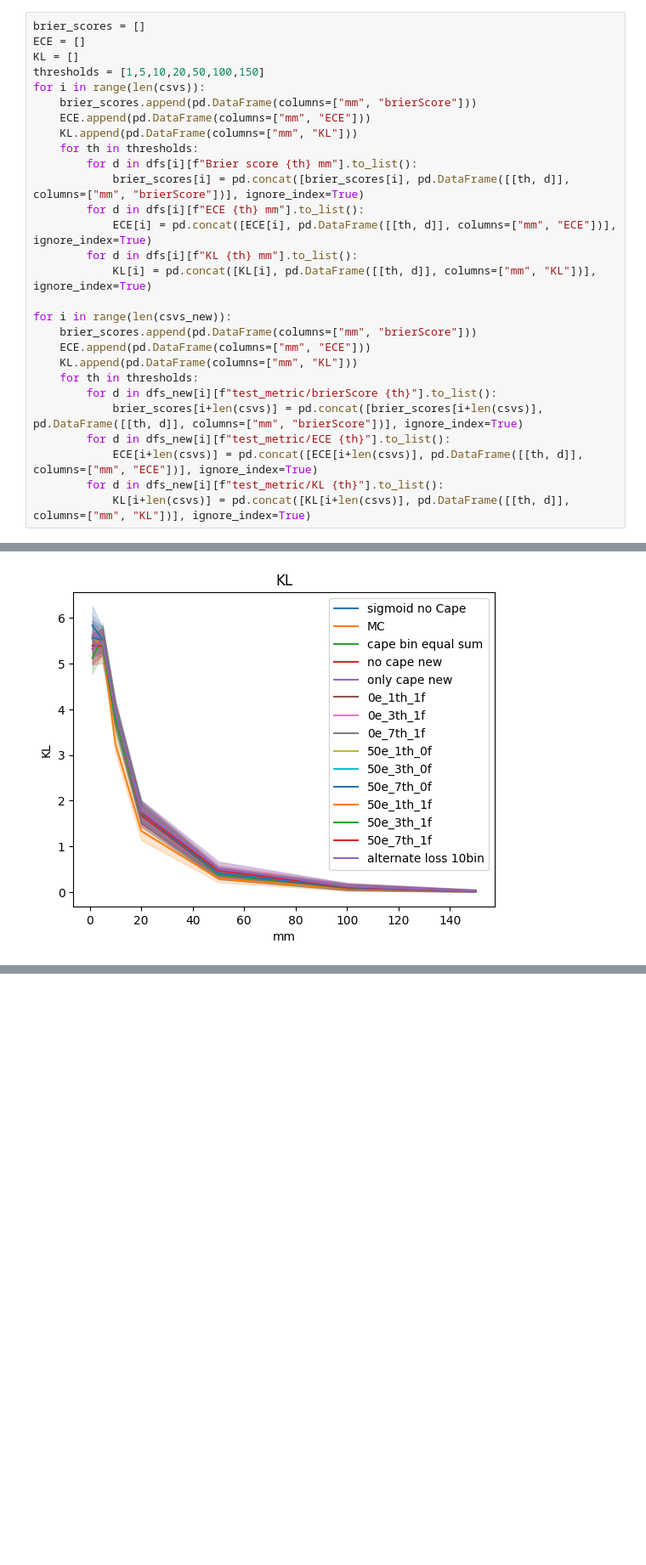
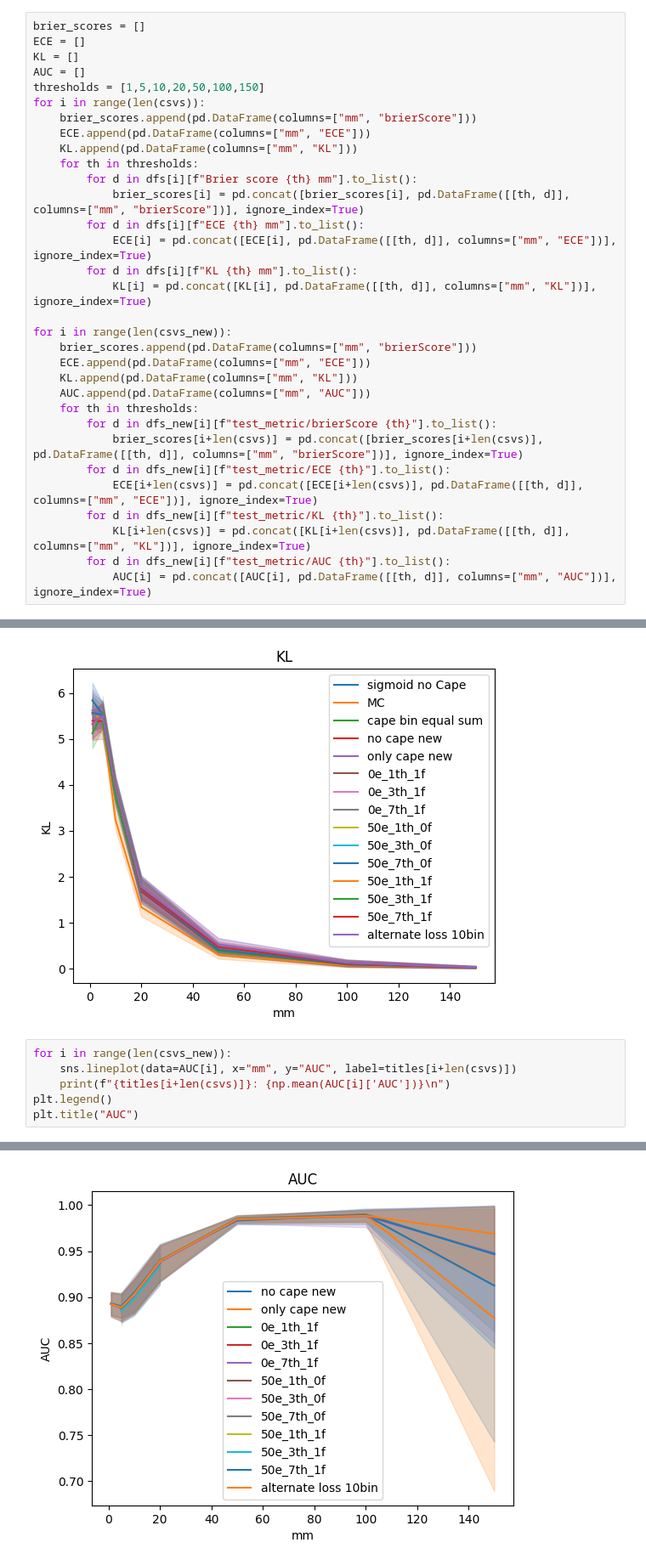
Before and after one commit to simone7monaco/rainfall-prediction, a Jupyter notebook: notebooks/plot.ipynb, the cells around one changed output, grey strips where cells are left out. Shown at 85% size. Cells and saved outputs as stored; diff of their text form; blank space fills up the shorter version.

```diff
--- a/notebooks/plot.ipynb
+++ b/notebooks/plot.ipynb
@@ -24,6 +24,7 @@ for i in range(len(dfs_new)):
 brier_scores = []
 ECE = []
 KL = []
+AUC = []
 thresholds = [1,5,10,20,50,100,150]
 for i in range(len(csvs)):
     brier_scores.append(pd.DataFrame(columns=["mm", "brierScore"]))
@@ -41,6 +42,7 @@ for i in range(len(csvs_new)):
     brier_scores.append(pd.DataFrame(columns=["mm", "brierScore"]))
     ECE.append(pd.DataFrame(columns=["mm", "ECE"]))
     KL.append(pd.DataFrame(columns=["mm", "KL"]))
+    AUC.append(pd.DataFrame(columns=["mm", "AUC"]))
     for th in thresholds:
         for d in dfs_new[i][f"test_metric/brierScore {th}"].to_list():
             brier_scores[i+len(csvs)] = pd.concat([brier_scores[i+len(csvs)], pd.DataFrame([[th, d]], columns=["mm", "brierScore"])], ignore_index=True)
@@ -48,6 +50,8 @@ for i in range(len(csvs_new)):
             ECE[i+len(csvs)] = pd.concat([ECE[i+len(csvs)], pd.DataFrame([[th, d]], columns=["mm", "ECE"])], ignore_index=True)
         for d in dfs_new[i][f"test_metric/KL {th}"].to_list():
             KL[i+len(csvs)] = pd.concat([KL[i+len(csvs)], pd.DataFrame([[th, d]], columns=["mm", "KL"])], ignore_index=True)
+        for d in dfs_new[i][f"test_metric/AUC {th}"].to_list():
+            AUC[i] = pd.concat([AUC[i], pd.DataFrame([[th, d]], columns=["mm", "AUC"])], ignore_index=True)
 # %%
 for i in range(numTot):
 	sns.lineplot(data=brier_scores[i], x="mm", y="brierScore", label=titles[i])
@@ -126,3 +130,10 @@ only cape new: 2.496536821221179
 alternate loss 10bin: 2.4601420899298754
 Text(0.5, 1.0, 'KL')
 [figure]
+# %%
+for i in range(len(csvs_new)):
+	sns.lineplot(data=AUC[i], x="mm", y="AUC", label=titles[i+len(csvs)])
+	print(f"{titles[i+len(csvs)]}: {np.mean(AUC[i]['AUC'])}\n")
+plt.legend()
+plt.title("AUC")
+# %% [output]
@@ -128,0 +158 @@ Text(0.5, 1.0, 'KL')
+[figure, added]
```
Also changed, not shown: parts of 2 cells of this notebook, 1 other file.
